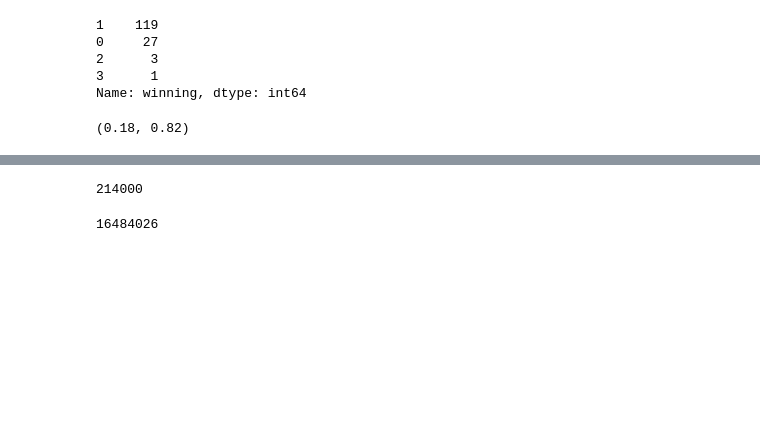
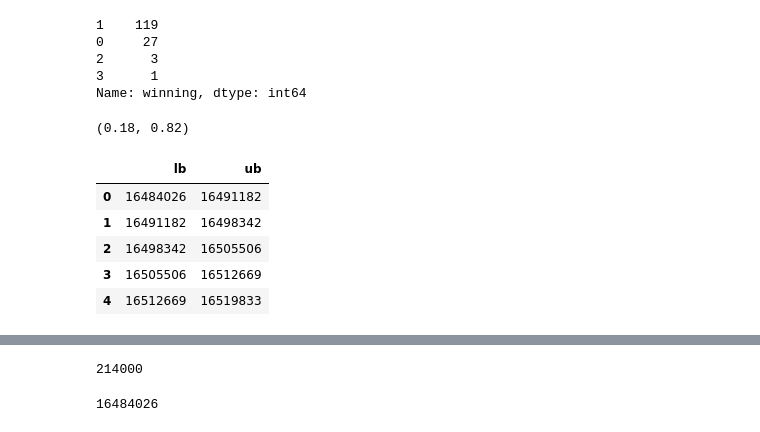
Before and after one commit to michaelneuder/relay-data, a Jupyter notebook: mainnet/inclusion.ipynb, the cells around one changed output, grey strips where cells are left out. Cells and saved outputs as stored; diff of their text form; code cells hidden in the pictures; blank space fills up the shorter version.

```diff
--- a/mainnet/inclusion.ipynb
+++ b/mainnet/inclusion.ipynb
@@ -70,3 +70,13 @@ Name: winning, dtype: int64
 27/150, 123/150
 # %% [output]
 (0.18, 0.82)
+# %%
+bbs = pd.read_csv('blocknumbounds.txt', names=['lb', 'ub'])
+bbs.head()
+# %% [output]
+|  | lb | ub |
+| 0 | 16484026 | 16491182 |
+| 1 | 16491182 | 16498342 |
+| 2 | 16498342 | 16505506 |
+| 3 | 16505506 | 16512669 |
+| 4 | 16512669 | 16519833 |
```
Also changed, not shown: parts of 16 cells of this notebook, 6 other files.
